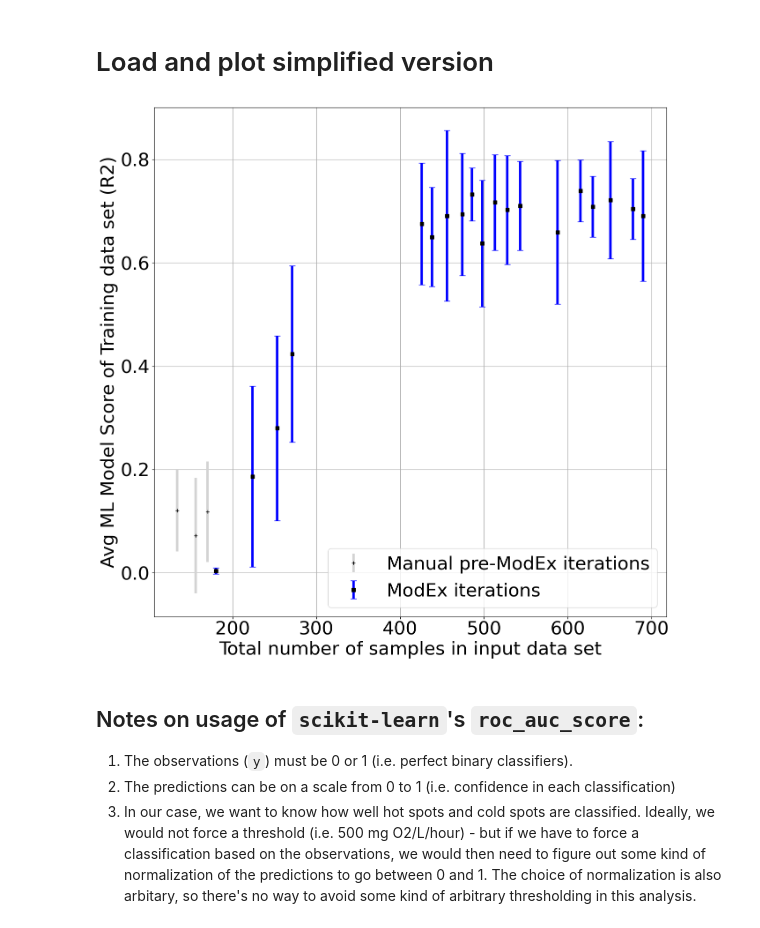
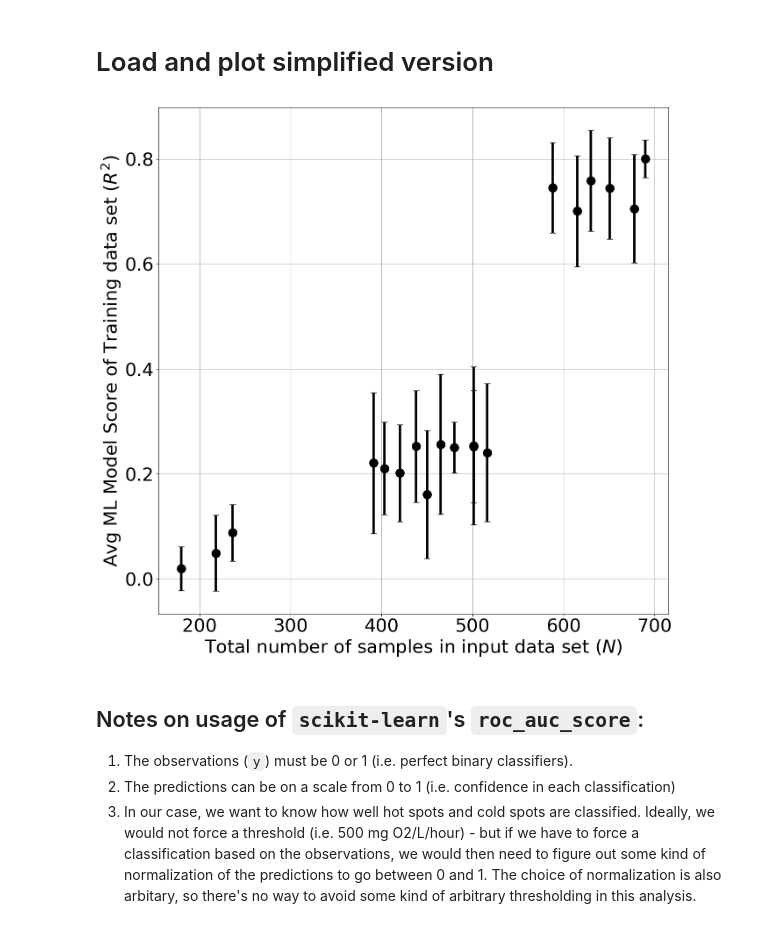
Before and after one commit to WHONDRS-Hub/ICON-ModEx_Open_Manuscript, a Jupyter notebook: fig-model-score-evolution/step_01_get_and_sketch_data.ipynb, the cells around one changed output. Saved outputs shown, nothing was run; the diff lists cells and outputs as text; code cells hidden in the pictures.

Commit message:
Rerun all figure generation to double check end-to-end, minor tweaks

```diff
--- a/fig-model-score-evolution/step_01_get_and_sketch_data.ipynb
+++ b/fig-model-score-evolution/step_01_get_and_sketch_data.ipynb
@@ -845,7 +838,7 @@ mpl.rc('font', **font)
 # Plot specs
 e_bar_w=4
 e_cap_w=5
-e_sym_s=12
+e_sym_s=14
 
 # Create polygons for background
 xy_hp_test = []
@@ -972,7 +965,7 @@ ax.errorbar(
     icon_modex_scale['hold-out-avg'],
     icon_modex_scale['hold-out-std'],
     fmt='ko',
-    ecolor='r',
+    ecolor='k',
     elinewidth=e_bar_w,
     capsize=e_cap_w,
     markersize=e_sym_s)
@@ -981,7 +974,7 @@ ax.errorbar(
     icon_modex_log10['hold-out-avg'],
     icon_modex_log10['hold-out-std'],
     fmt='ks',
-    ecolor='b',
+    ecolor='r',
     elinewidth=e_bar_w,
     capsize=e_cap_w,
     markersize=e_sym_s)
@@ -1074,29 +1067,21 @@ plt.savefig('ICON_ModEx_ROC_AUC.pdf')
 # Load and plot simplified version
 # %%
 fig, ax = plt.subplots(figsize=(15,15))
-plt.errorbar(
-    icon_modex_manual['ntrain'],
-    icon_modex_manual[['hold-out','cv_avg']].max(axis=1),
-    yerr=icon_modex_manual['cv_std'],
-    fmt='k+',
-    ecolor='lightgray',
-    elinewidth=4,
-    capsize=0)
-plt.errorbar(
-    icon_modex_log10['ntrain'],
-    icon_modex_log10['hold-out-avg'],
-    icon_modex_log10['hold-out-std'],
-    fmt='ks',
-    ecolor='b',
-    elinewidth=4,
-    capsize=5)
+ax.errorbar(
+    icon_modex_scale['ntrain'],
+    icon_modex_scale['hold-out-avg'],
+    icon_modex_scale['hold-out-std'],
+    fmt='ko',
+    ecolor='k',
+    elinewidth=e_bar_w,
+    capsize=e_cap_w,
+    markersize=e_sym_s)
 ax.grid()
-plt.ylabel('Avg ML Model Score of Training data set (R2)')
-plt.xlabel('Total number of samples in input data set')
-plt.legend(['Manual pre-ModEx iterations','ModEx iterations'])
+plt.ylabel('Avg ML Model Score of Training data set ($R^2$)')
+plt.xlabel('Total number of samples in input data set ($N$)')
 plt.savefig('ICON_ModEx_summary_simplified.pdf')
 # %% [output]
-[figure, old version]
+[figure, new version]
 # %% [markdown]
 ## Notes on usage of `scikit-learn`'s `roc_auc_score`:
 1. The observations (`y`) must be 0 or 1 (i.e. perfect binary classifiers).
```
Also changed, not shown: parts of 4 cells of this notebook, 26 other files.
